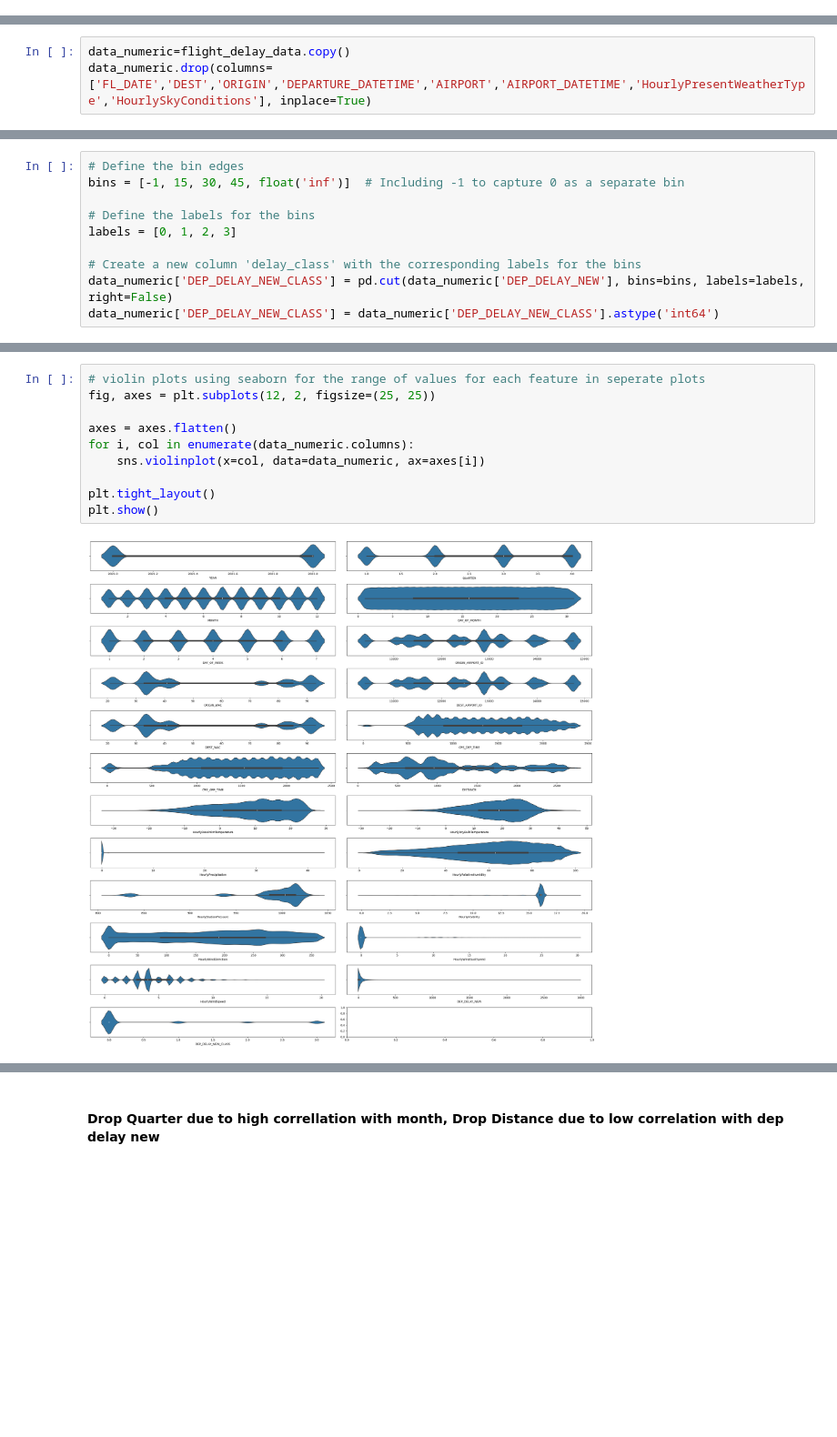
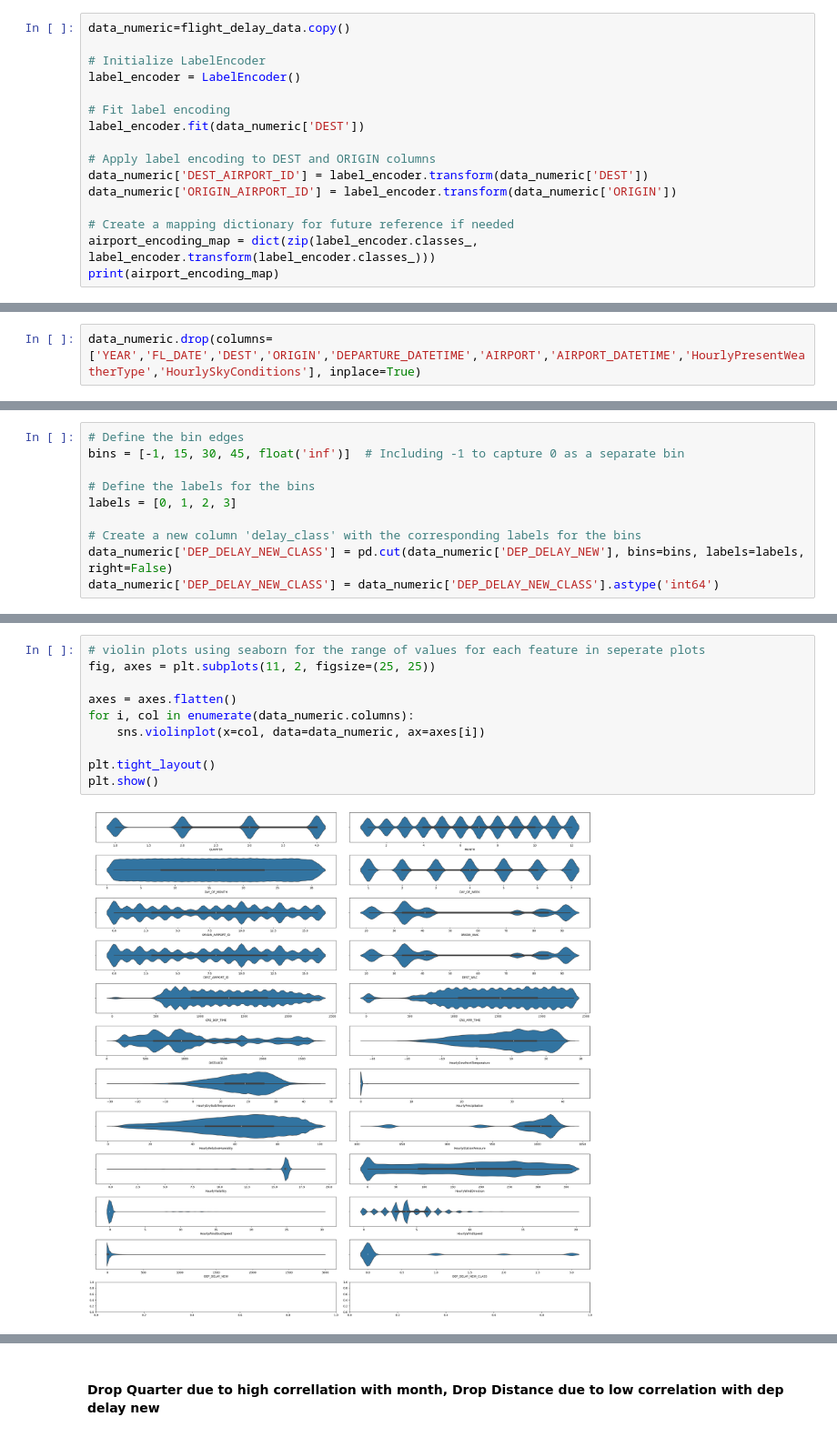
Before and after one commit to rezaqorbani/flight-delay-predictor, a Jupyter notebook: feature_engineering/EDA_and_processing.ipynb, the cells around one changed output, grey strips where cells are left out. Shown at 91% size. Cells and saved outputs as stored; diff of their text form; blank space fills up the shorter version.

Commit message:
update label encoding

```diff
--- a/feature_engineering/EDA_and_processing.ipynb
+++ b/feature_engineering/EDA_and_processing.ipynb
@@ -64,3 +64,19 @@ YEAR, MONTH and DAY_OF_WEEK/MONTH columns encodes the date
 CRS_DEP_TIME and CRS_ARR_TIME encodes the scheduled departure and arrival times
 # %% [markdown]
 TO BE DONE: HourlyPresentWeatherType,HourlySkyConditions needs to be encoded haven't done that yet. Also need to handle missing values for those columns
+# %%
+data_numeric=flight_delay_data.copy()
+
+# Initialize LabelEncoder
+label_encoder = LabelEncoder()
+
+# Fit label encoding
+label_encoder.fit(data_numeric['DEST'])
+
+# Apply label encoding to DEST and ORIGIN columns
+data_numeric['DEST_AIRPORT_ID'] = label_encoder.transform(data_numeric['DEST'])
+data_numeric['ORIGIN_AIRPORT_ID'] = label_encoder.transform(data_numeric['ORIGIN'])
+
+# Create a mapping dictionary for future reference if needed
+airport_encoding_map = dict(zip(label_encoder.classes_, label_encoder.transform(label_encoder.classes_)))
+print(airport_encoding_map)
@@ -67,6 +85,5 @@ TO BE DONE: HourlyPresentWeatherType,HourlySkyConditions needs to be encoded hav
 # %%
-data_numeric=flight_delay_data.copy()
-data_numeric.drop(columns=['FL_DATE','DEST','ORIGIN','DEPARTURE_DATETIME','AIRPORT','AIRPORT_DATETIME','HourlyPresentWeatherType','HourlySkyConditions'], inplace=True)
+data_numeric.drop(columns=['YEAR','FL_DATE','DEST','ORIGIN','DEPARTURE_DATETIME','AIRPORT','AIRPORT_DATETIME','HourlyPresentWeatherType','HourlySkyConditions'], inplace=True)
 # %%
 data_numeric.info()
 # %% [output]
@@ -155,15 +172,15 @@ array([[<Axes: title={'center': 'YEAR'}>,
 # %%
 # violin plots using seaborn for the range of values for each feature in seperate plots
-fig, axes = plt.subplots(12, 2, figsize=(25, 25))
+fig, axes = plt.subplots(11, 2, figsize=(25, 25))
 
 axes = axes.flatten()
 for i, col in enumerate(data_numeric.columns):
     sns.violinplot(x=col, data=data_numeric, ax=axes[i])
 
 plt.tight_layout()
 plt.show()
 # %% [output]
-[figure, old version]
+[figure, new version]
 # %%
 correlation = data_numeric.corr()
 sns.heatmap(correlation, annot=True, cmap='BrBG').figure.set_size_inches(25, 25)
```
Also changed, not shown: parts of 11 cells of this notebook, 4 other files.
